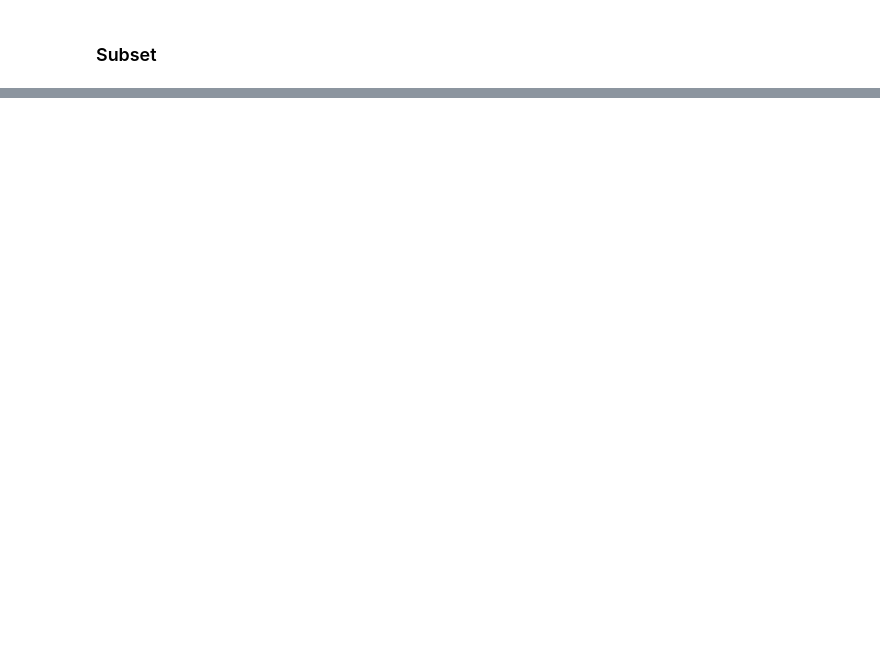
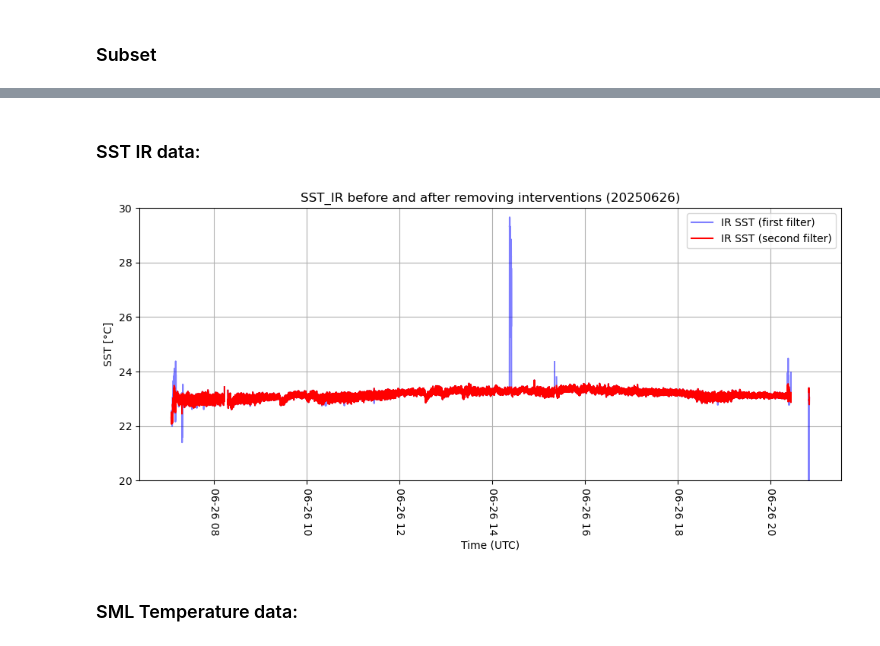
Before and after one commit to maibrittbergh/SST_RS_Meteor_2025, a Jupyter notebook: Infrared_cameras/postproc/postproc.ipynb, the cells around one changed output, grey strips where cells are left out. Saved outputs shown, nothing was run; the diff lists cells and outputs as text; code cells hidden in the pictures; blank space fills up the shorter version.

```diff
--- a/Infrared_cameras/postproc/postproc.ipynb
+++ b/Infrared_cameras/postproc/postproc.ipynb
@@ -531,0 +722,48 @@ print(df_anomaly_events_filtered)
+# %% [markdown]
+###  SST IR data:
+# %%
+# == Find values above a defined temperature threshold ==
+df_sst_peaks = df_sst_cut.copy()
+
+# Distance away from the FBEWMA that data should be removed.
+DELTA = 0.25
+# clip data above this value:
+HIGH_CLIP = 24
+# clip data below this value:
+LOW_CLIP = 22
+# random values above this trigger a spike:
+RAND_HIGH = 0.98
+# random values below this trigger a negative spike:
+RAND_LOW = 0.02
+# How many samples to run the FBEWMA over.
+SPAN = 100
+# number std deviation
+STD_DEV = 2
+
+df_sst_peaks['y_clipped'] = clip_data(df_sst_peaks["SST (°C)"], HIGH_CLIP, LOW_CLIP)
+df_sst_peaks['y_ewma_fb'] = ewma_fb(df_sst_peaks['y_clipped'], SPAN)
+df_sst_peaks['y_remove_outliers'] = remove_outliers(df_sst_peaks['y_clipped'], df_sst_peaks['y_ewma_fb'], DELTA)
+#df_sst_peaks = remove_picks(df_sst_peaks, STD_DEV)
+#df_sst_peaks['y_interpolated'] = df_sst_peaks['remove_peaks'].interpolate()
+
+# PLOT
+plt.figure(figsize=(10, 5))
+plt.plot(df_sst_peaks["Time"], df_sst_peaks["SST (°C)"], alpha=0.5, label='IR SST (first filter)', color='blue')
+plt.plot(df_sst_peaks["Time"], df_sst_peaks['y_remove_outliers'], label='IR SST (second filter)', color='red')
+#plt.plot(df_sst_peaks["Time"], df_sst_peaks['remove_peaks'], label="second filter SST", alpha=0.7)
+
+plt.xlabel("Time (UTC)")
+plt.ylabel("SST [°C]")
+plt.title(f"SST_IR before and after removing interventions ({date_str})")
+plt.xticks(rotation=-90)
+
+plt.ylim(20, 30)
+
+plt.legend()
+plt.grid(True)
+plt.tight_layout()
+plt.show()
+# %% [output]
+[figure, added]
+# %% [markdown]
+###  SML Temperature data:
```
Also changed, not shown: parts of 38 cells of this notebook, 8 other files.
